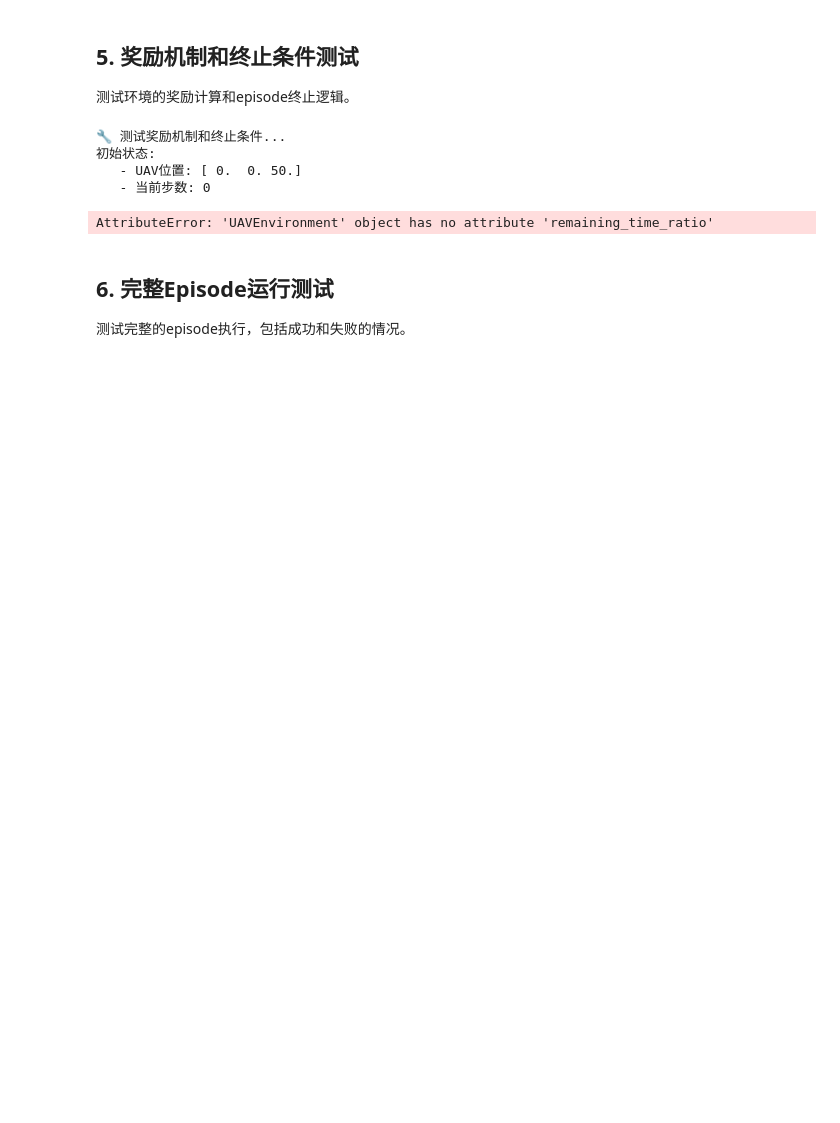
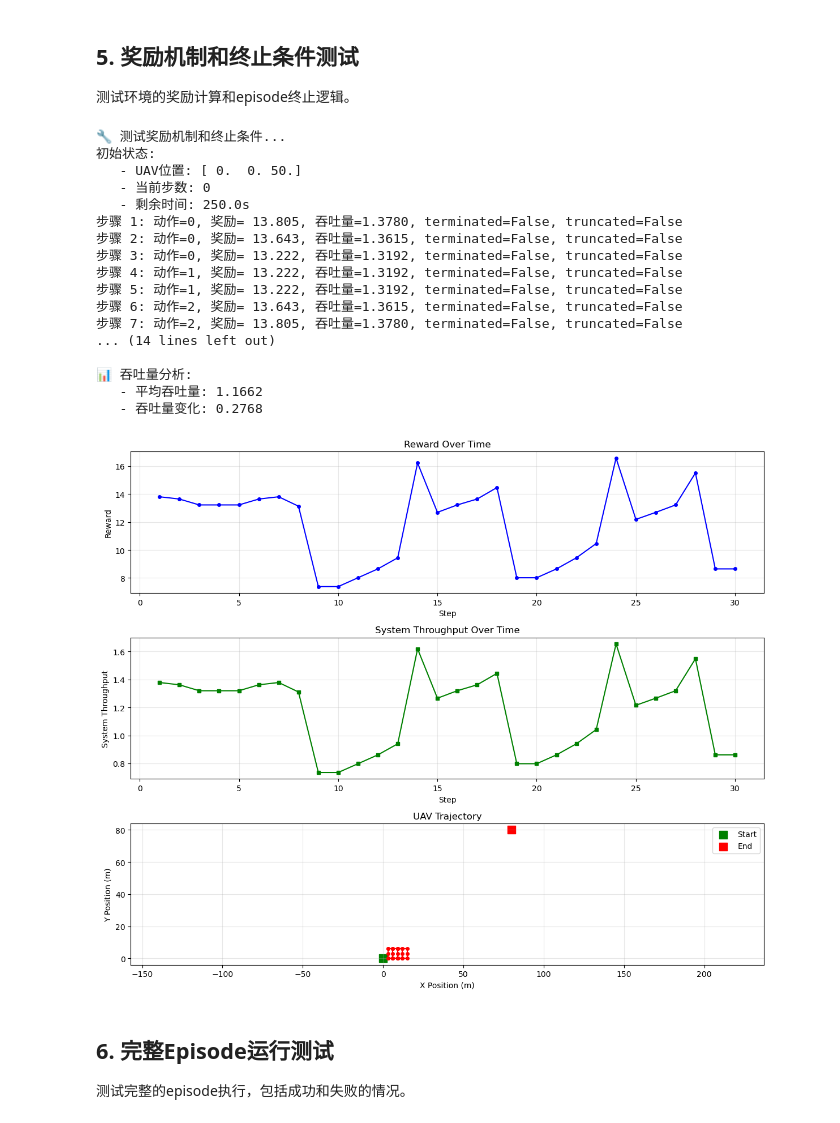
Before and after one commit to yuri-yu87/reinforcing_learning, a Jupyter notebook: Notebooks/uav_env_testing.ipynb, the cells around one changed output. Drawn from its saved outputs; the diff is of its cells as text; code cells hidden in the pictures; blank space fills up the shorter version.

```diff
--- a/Notebooks/uav_env_testing.ipynb
+++ b/Notebooks/uav_env_testing.ipynb
@@ -436,49 +540,62 @@ def test_reward_and_termination():
     print(f"   - 平均吞吐量: {np.mean(throughput_history):.4f}")
     print(f"   - 吞吐量变化: {np.std(throughput_history):.4f}")
 
-    # 可视化奖励和吞吐量变化
+    # Visualization of rewards and throughput changes
     fig, (ax1, ax2, ax3) = plt.subplots(3, 1, figsize=(12, 10))
 
-    # 奖励变化
+    # Reward changes
     steps = np.arange(1, len(rewards_history) + 1)
     ax1.plot(steps, rewards_history, 'b-o', markersize=4)
-    ax1.set_xlabel('步数')
-    ax1.set_ylabel('奖励')
-    ax1.set_title('奖励随时间变化')
+    ax1.set_xlabel('Step')
+    ax1.set_ylabel('Reward')
+    ax1.set_title('Reward Over Time')
     ax1.grid(True, alpha=0.3)
 
-    # 吞吐量变化
+    # Throughput changes
     ax2.plot(steps, throughput_history, 'g-s', markersize=4)
-    ax2.set_xlabel('步数')
-    ax2.set_ylabel('系统吞吐量')
-    ax2.set_title('系统吞吐量随时间变化')
+    ax2.set_xlabel('Step')
+    ax2.set_ylabel('System Throughput')
+    ax2.set_title('System Throughput Over Time')
     ax2.grid(True, alpha=0.3)
 
-    # UAV轨迹
+    # UAV trajectory
     positions_history = np.array(positions_history)
     ax3.plot(positions_history[:, 0], positions_history[:, 1], 'r-o', markersize=4)
-    ax3.scatter(env.start_position[0], env.start_position[1], c='green', s=100, marker='s', label='起点')
-    ax3.scatter(env.end_position[0], env.end_position[1], c='red', s=100, marker='s', label='终点')
-    ax3.set_xlabel('X位置 (m)')
-    ax3.set_ylabel('Y位置 (m)')
-    ax3.set_title('UAV移动轨迹')
+    ax3.scatter(env.start_position[0], env.start_position[1], c='green', s=100, marker='s', label='Start')
+    ax3.scatter(env.end_position[0], env.end_position[1], c='red', s=100, marker='s', label='End')
+    ax3.set_xlabel('X Position (m)')
+    ax3.set_ylabel('Y Position (m)')
+    ax3.set_title('UAV Trajectory')
     ax3.legend()
     ax3.grid(True, alpha=0.3)
     ax3.axis('equal')
 
     plt.tight_layout()
     plt.show()
 
     return rewards_history, throughput_history, positions_history
 
 # 运行测试
 rewards, throughputs, positions = test_reward_and_termination()
 # %% [output]
 🔧 测试奖励机制和终止条件...
 初始状态:
    - UAV位置: [ 0.  0. 50.]
    - 当前步数: 0
+   - 剩余时间: 250.0s
+步骤 1: 动作=0, 奖励= 13.805, 吞吐量=1.3780, terminated=False, truncated=False
+步骤 2: 动作=0, 奖励= 13.643, 吞吐量=1.3615, terminated=False, truncated=False
+步骤 3: 动作=0, 奖励= 13.222, 吞吐量=1.3192, terminated=False, truncated=False
+步骤 4: 动作=1, 奖励= 13.222, 吞吐量=1.3192, terminated=False, truncated=False
+步骤 5: 动作=1, 奖励= 13.222, 吞吐量=1.3192, terminated=False, truncated=False
+步骤 6: 动作=2, 奖励= 13.643, 吞吐量=1.3615, terminated=False, truncated=False
+步骤 7: 动作=2, 奖励= 13.805, 吞吐量=1.3780, terminated=False, truncated=False
+... (14 lines left out)
+
+📊 吞吐量分析:
+   - 平均吞吐量: 1.1662
+   - 吞吐量变化: 0.2768
-AttributeError: 'UAVEnvironment' object has no attribute 'remaining_time_ratio'
+[figure, added]
 # %% [markdown]
 ## 6. 完整Episode运行测试
 
```
Also changed, not shown: parts of 9 cells of this notebook, 36 other files.
